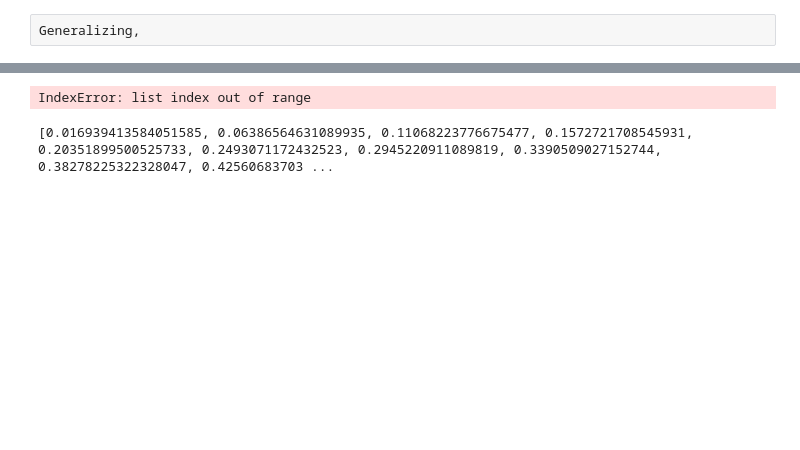
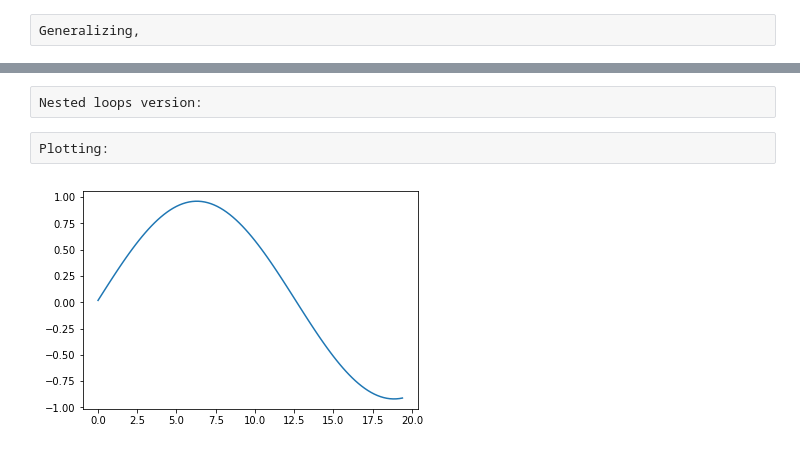
Before and after one commit to Kman0607/lax-wendroff, a Jupyter notebook: lax-wendroff.ipynb, the cells around one changed output, grey strips where cells are left out. Saved outputs shown, nothing was run; the diff lists cells and outputs as text; code cells hidden in the pictures; blank space fills up the shorter version.

```diff
--- a/lax-wendroff.ipynb
+++ b/lax-wendroff.ipynb
@@ -54,11 +81,23 @@ u = []
 u.append(u0)
 for j in range(1,Nt):
     #here we lost some points and get list index out of range error
-    ux = [u[j-1][i] - a*dt*((u[j-1][i+1]-u[j-1][i-1])/(2*dx))+((a**2)*(dt**2))/2+(u[j-1][i+1]-2*u[j-1][i]+u[j-1][i-1])/(dx**2) for i in range(1,Nx-j)]
+    ux = [u[j-1][i] - a*dt*((u[j-1][i+1]-u[j-1][i-1])/(2*dx))+((a**2)*(dt**2))/2+(u[j-1][i+1]-2*u[j-1][i]+u[j-1][i-1])/(dx**2) for i in range(1,Nx-2*j)]
     u.append(ux)
-# %% [output]
-IndexError: list index out of range
+# %% [raw]
+Nested loops version:
+# %%
+u = []
+u.append(u0)
+for j in range(1,Nt):
+    for i in range(1,Nx-2*j):
+        ux = [u[j-1][i] - a*dt*((u[j-1][i+1]-u[j-1][i-1])/(2*dx))+((a**2)*(dt**2))/2+(u[j-1][i+1]-2*u[j-1][i]+u[j-1][i-1])/(dx**2) for i in range(1,Nx-2*j)]
+    u.append(ux)
+# %% [raw]
+Plotting:
+# %%
+def plot(u,time):
+    plt.plot(xu[:len(xu)-2*time -1],u[time])
 # %%
-print(u[1])
+plot(u,1)
 # %% [output]
-[0.016939413584051585, 0.06386564631089935, 0.11068223776675477, 0.1572721708545931, 0.20351899500525733, 0.2493071172432523, 0.2945220911089819, 0.3390509027152744, 0.38278225322328047, 0.42560683703 ...
+[figure, added]
```
Also changed, not shown: parts of 4 cells of this notebook.
